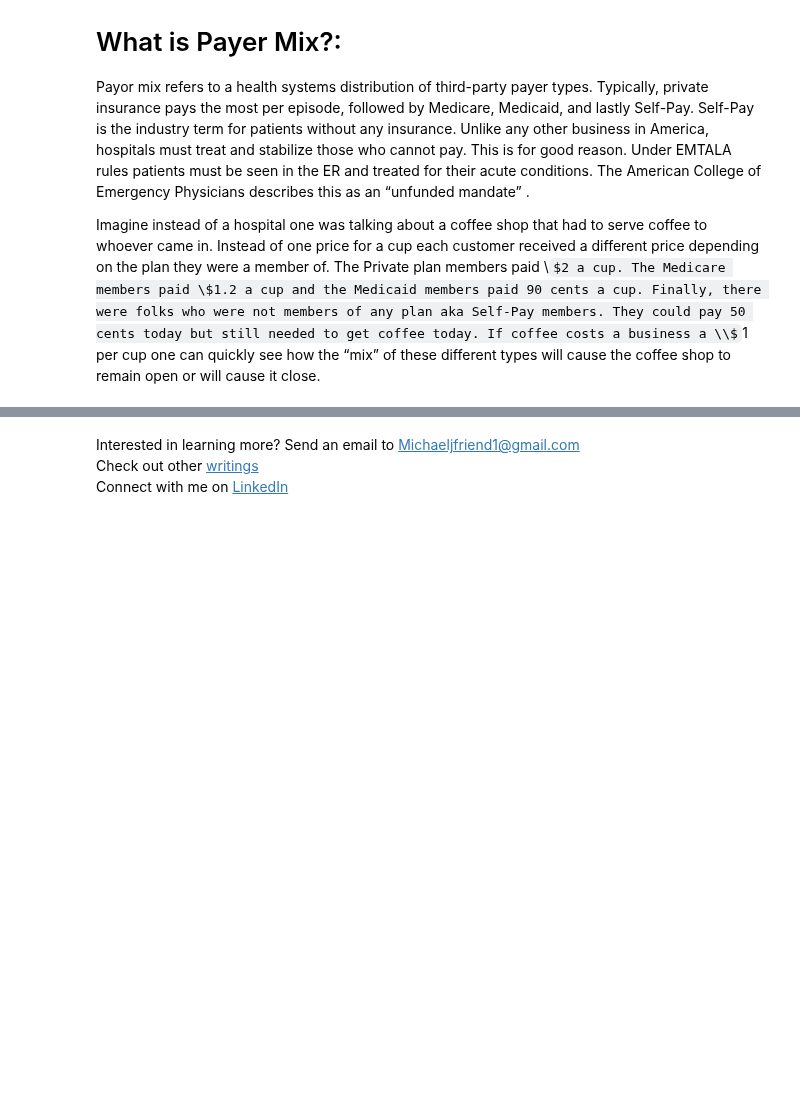
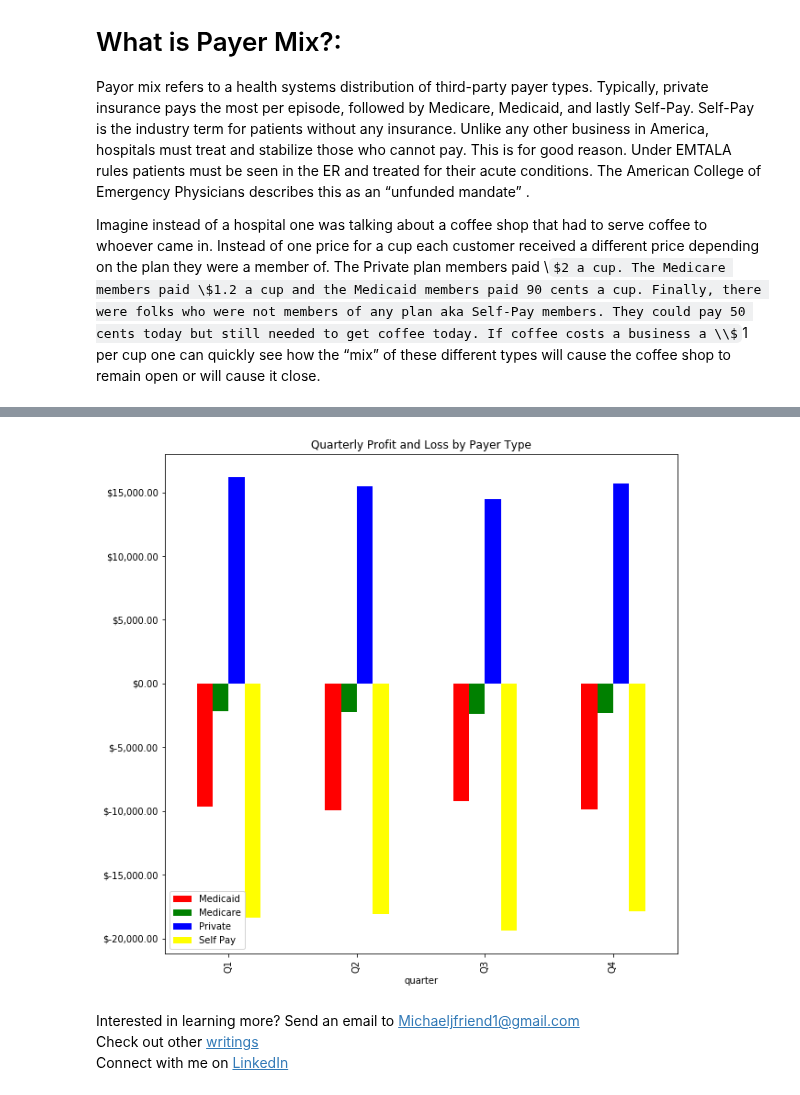
Before and after one commit to friendm/mercury-demo-notebooks, a Jupyter notebook: payer_mix.ipynb, the cells around one changed output, grey strips where cells are left out. Cells and saved outputs as stored; diff of their text form; code cells hidden in the pictures; some formulas as TeX source; blank space fills up the shorter version.

```diff
--- a/payer_mix.ipynb
+++ b/payer_mix.ipynb
@@ -233,3 +238,23 @@ TypeError: '<' not supported between instances of 'str' and 'int'
+# %%
+
+
+ax=graph4.plot.bar(                                  title="Quarterly Profit and Loss by Payer Type",figsize=(10,10),
+                                   color=['red','green','blue','yellow'],
+
+
+               )
+
+fmt = '${x:1,.2f}' # Format you want the ticks, e.g. '40%'
+yticks = mtick.StrMethodFormatter(fmt)
+ax.yaxis.set_major_formatter(yticks)
+
+L=ax.legend()
+L.get_texts()[0].set_text('Medicaid')
+L.get_texts()[1].set_text('Medicare')
+L.get_texts()[2].set_text('Private')
+L.get_texts()[3].set_text('Self Pay')
+# %% [output]
+[figure, added]
 # %% [markdown]
 Interested in learning more? Send an email to [Michaeljfriend1@gmail.com](mailto:michaeljfriend1@gmail.com)
 Check out other [writings](https://healthcarestrat.substack.com/)
```
Also changed, not shown: parts of 10 cells of this notebook.
